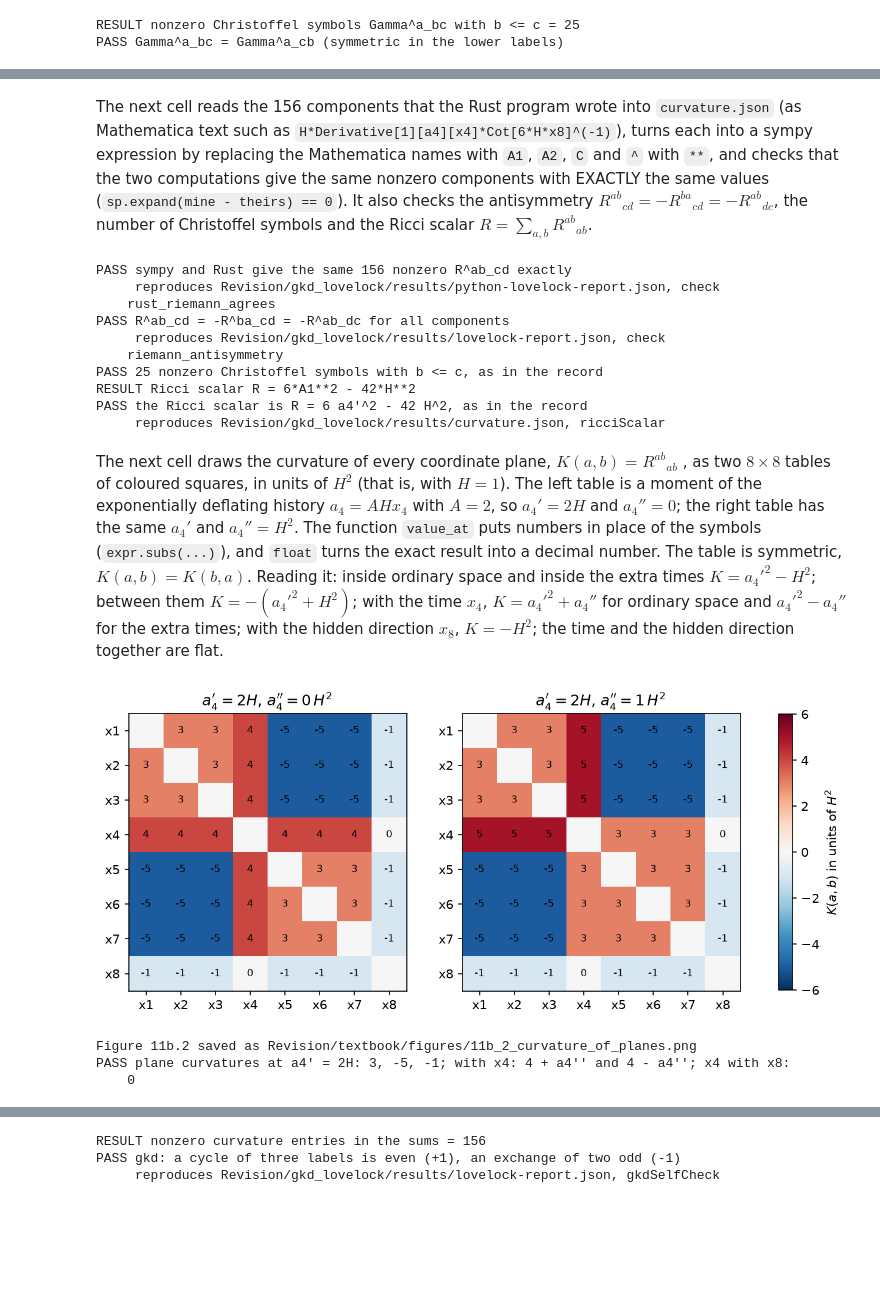
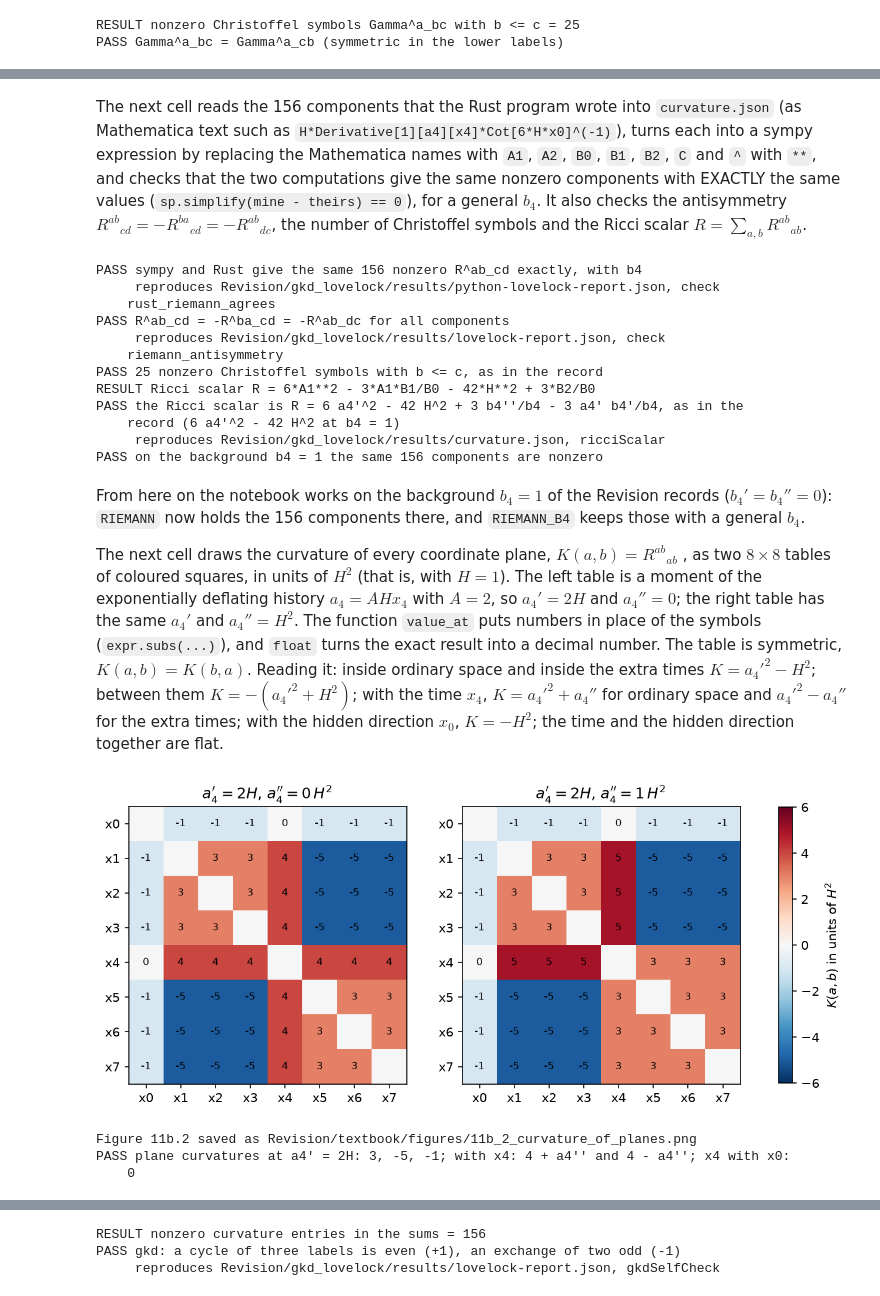
Before and after one commit to once-ere/Dirac_claude, a Jupyter notebook: Revision/textbook/notebooks/11b_lovelock_tensors.ipynb, the cells around one changed output, grey strips where cells are left out. Cells and saved outputs as stored; diff of their text form; code cells hidden in the pictures; blank space fills up the shorter version.

```diff
--- a/Revision/textbook/notebooks/11b_lovelock_tensors.ipynb
+++ b/Revision/textbook/notebooks/11b_lovelock_tensors.ipynb
@@ -1194,22 +1201,26 @@ PASS every R^ab_cd is a polynomial in H, a4', a4'' and cot z and its inverse, fr
 # %% [markdown]
 The next cell reads the 156 components that the Rust program wrote into
 `curvature.json` (as Mathematica text such as
-`H*Derivative[1][a4][x4]*Cot[6*H*x8]^(-1)`), turns each into a sympy expression by
-replacing the Mathematica names with `A1`, `A2`, `C` and `^` with `**`, and checks
-that the two computations give the same nonzero components with EXACTLY the same
-values (`sp.expand(mine - theirs) == 0`). It also checks the antisymmetry
+`H*Derivative[1][a4][x4]*Cot[6*H*x0]^(-1)`), turns each into a sympy expression by
+replacing the Mathematica names with `A1`, `A2`, `B0`, `B1`, `B2`, `C` and `^` with
+`**`, and checks that the two computations give the same nonzero components with
+EXACTLY the same values (`sp.simplify(mine - theirs) == 0`), for a general $b_4$.
+It also checks the antisymmetry
 $R^{ab}{}_{cd} = -R^{ba}{}_{cd} = -R^{ab}{}_{dc}$, the number of Christoffel symbols
 and the Ricci scalar $R = \sum_{a,b} R^{ab}{}_{ab}$.
 # %%
 curvature = json.loads((OUT_FOLDER / "curvature.json").read_text(encoding="utf-8"))
-NAMES = curvature["coordinates"]  # ["x1", ..., "x8"]
+NAMES = curvature["coordinates"]  # ["x0", ..., "x7"]
 
 
 def from_mathematica(text):
     """A component written by the Rust program, as a sympy expression."""
     text = re.sub(r"Derivative\[(\d)\]\[a4\]\[x4\]", r"A\1", text)  # a4' -> A1
-    text = text.replace("Cot[6*H*x8]", "C").replace("^", "**")
-    return sp.sympify(text, locals={"H": H, "A1": A1, "A2": A2, "C": C})
+    text = re.sub(r"Derivative\[(\d)\]\[b4\]\[x4\]", r"B\1", text)  # b4' -> B1
+    text = text.replace("b4[x4]", "B0")  # b4 -> B0
+    text = text.replace("Cot[6*H*x0]", "C").replace("^", "**")
+    return sp.sympify(text, locals={"H": H, "A1": A1, "A2": A2, "C": C, "B0": B0,
+                                    "B1": B1, "B2": B2})
 
 
 rust_riemann = {}
@@ -1218,8 +1229,9 @@ for item in curvature["riemannMixedNonzero"]:
     c, d = (NAMES.index(name) for name in item["down"])
     rust_riemann[a, b, c, d] = from_mathematica(item["value"])
 same_values = set(rust_riemann) == set(RIEMANN) and all(
-    sp.expand(RIEMANN[key] - rust_riemann[key]) == 0 for key in RIEMANN)
-check(same_values, "sympy and Rust give the same 156 nonzero R^ab_cd exactly",
+    sp.simplify(RIEMANN[key] - rust_riemann[key]) == 0 for key in RIEMANN)
+check(same_values, "sympy and Rust give the same 156 nonzero R^ab_cd exactly, "
+      "with b4",
       record="Revision/gkd_lovelock/results/python-lovelock-report.json, "
              "check rust_riemann_agrees")
 antisymmetric = all(sp.expand(v + RIEMANN.get((b, a, c, d), 0)) == 0 and
@@ -1232,21 +1244,37 @@ check(len(christoffel_b_le_c) == len(curvature["christoffelNonzero_b_le_c"]) ==
 ricci_scalar = sp.expand(sum(RIEMANN.get((a, b, a, b), 0) for a in range(8)
                              for b in range(8)))
 report("Ricci scalar R", ricci_scalar)
-check(sp.expand(ricci_scalar - from_mathematica(curvature["ricciScalar"])) == 0,
-      "the Ricci scalar is R = 6 a4'^2 - 42 H^2, as in the record",
+check(sp.simplify(ricci_scalar - from_mathematica(curvature["ricciScalar"])) == 0
+      and sp.expand(ricci_scalar.subs({B0: 1, B1: 0, B2: 0}))
+      == 6 * A1 ** 2 - 42 * H ** 2,
+      "the Ricci scalar is R = 6 a4'^2 - 42 H^2 + 3 b4''/b4 - 3 a4' b4'/b4, as in the "
+      "record (6 a4'^2 - 42 H^2 at b4 = 1)",
       record=f"{RESULTS}/curvature.json, ricciScalar")
+# From here on: the background b4 = 1 (b4' = b4'' = 0) of the Revision records.
+RIEMANN_B4 = RIEMANN  # the components with a general b4
+BACKGROUND = {B0: 1, B1: 0, B2: 0}
+RIEMANN = {key: sp.expand(value.subs(BACKGROUND)) for key, value in RIEMANN_B4.items()}
+RIEMANN = {key: value for key, value in RIEMANN.items() if value != 0}
+check(len(RIEMANN) == 156,
+      "on the background b4 = 1 the same 156 components are nonzero")
 # %% [output]
-PASS sympy and Rust give the same 156 nonzero R^ab_cd exactly
+PASS sympy and Rust give the same 156 nonzero R^ab_cd exactly, with b4
      reproduces Revision/gkd_lovelock/results/python-lovelock-report.json, check
     rust_riemann_agrees
 PASS R^ab_cd = -R^ba_cd = -R^ab_dc for all components
      reproduces Revision/gkd_lovelock/results/lovelock-report.json, check
     riemann_antisymmetry
 PASS 25 nonzero Christoffel symbols with b <= c, as in the record
-RESULT Ricci scalar R = 6*A1**2 - 42*H**2
-PASS the Ricci scalar is R = 6 a4'^2 - 42 H^2, as in the record
+RESULT Ricci scalar R = 6*A1**2 - 3*A1*B1/B0 - 42*H**2 + 3*B2/B0
+PASS the Ricci scalar is R = 6 a4'^2 - 42 H^2 + 3 b4''/b4 - 3 a4' b4'/b4, as in the
+    record (6 a4'^2 - 42 H^2 at b4 = 1)
      reproduces Revision/gkd_lovelock/results/curvature.json, ricciScalar
+PASS on the background b4 = 1 the same 156 components are nonzero
 # %% [markdown]
+From here on the notebook works on the background $b_4 = 1$ of the Revision records
+($b_4' = b_4'' = 0$): `RIEMANN` now holds the 156 components there, and
+`RIEMANN_B4` keeps those with a general $b_4$.
+
 The next cell draws the curvature of every coordinate plane, $K(a, b) =
 R^{ab}{}_{ab}$, as two $8 \times 8$ tables of coloured squares, in units of $H^2$
 (that is, with $H = 1$). The left table is a moment of the exponentially deflating
@@ -1256,7 +1284,7 @@ place of the symbols (`expr.subs(...)`), and `float` turns the exact result into
 decimal number. The table is symmetric, $K(a, b) = K(b, a)$. Reading it: inside
 ordinary space and inside the extra times $K = a_4'^2 - H^2$; between them
 $K = -(a_4'^2 + H^2)$; with the time $x_4$, $K = a_4'^2 + a_4''$ for ordinary space
-and $a_4'^2 - a_4''$ for the extra times; with the hidden direction $x_8$,
+and $a_4'^2 - a_4''$ for the extra times; with the hidden direction $x_0$,
 $K = -H^2$; the time and the hidden direction together are flat.
 # %%
 def value_at(expr, h=1.0, a1=2.0, a2=0.0, cot=1.0):
@@ -1267,41 +1295,41 @@ def value_at(expr, h=1.0, a1=2.0, a2=0.0, cot=1.0):
 fig, axes = plt.subplots(1, 2, figsize=(11.0, 5.0))
 planes = {}
 for ax, a2 in zip(axes, (0.0, 1.0)):
     table = np.array([[value_at(RIEMANN.get((a, b, a, b), 0), a2=a2)
                        for b in range(8)] for a in range(8)])
     planes[a2] = table
     picture = ax.imshow(table, cmap="RdBu_r", vmin=-6, vmax=6)
     for a in range(8):
         for b in range(8):
             if a != b:
                 ax.text(b, a, f"{table[a, b]:g}", ha="center", va="center",
                         fontsize=8)
     ax.set_xticks(range(8), NAMES)
     ax.set_yticks(range(8), NAMES)
     ax.set_title(f"$a_4' = 2H$, $a_4'' = {a2:g}\\,H^2$")
     ax.grid(False)
 fig.colorbar(picture, ax=list(axes), shrink=0.8, label="$K(a, b)$ in units of $H^2$")
 save_figure(fig, "curvature_of_planes",
             "The curvature $K(a, b) = R^{ab}_{\\ ab}$ of the plane of the coordinate "
             "directions $x_a$ and $x_b$, in units of $H^2$, for $a_4^{\\prime} = 2H$ "
             "and $a_4^{\\prime\\prime} = 0$ (left, a moment of the exponentially "
             "deflating history $a_4 = 2 H x_4$) and $a_4^{\\prime\\prime} = H^2$ "
             "(right); red is positive, blue negative, the diagonal is left empty. "
             "Planes inside ordinary space or inside the extra times have "
             "$K = a_4^{\\prime 2} - H^2 = 3$, planes between them "
-            "$K = -(a_4^{\\prime 2} + H^2) = -5$, planes with $x_8$ have $K = -1$, "
+            "$K = -(a_4^{\\prime 2} + H^2) = -5$, planes with $x_0$ have $K = -1$, "
             "and the time $x_4$ couples to space with $a_4^{\\prime 2} + "
             "a_4^{\\prime\\prime}$ and to the extra times with $a_4^{\\prime 2} - "
             "a_4^{\\prime\\prime}$: only these entries change on the right.")
-check(planes[0.0][0, 1] == 3.0 and planes[0.0][0, 4] == -5.0
-      and planes[0.0][0, 7] == -1.0 and planes[1.0][0, 3] == 5.0
-      and planes[1.0][4, 3] == 3.0 and planes[0.0][3, 7] == 0.0,
+check(planes[0.0][1, 2] == 3.0 and planes[0.0][1, 5] == -5.0
+      and planes[0.0][1, 0] == -1.0 and planes[1.0][1, 4] == 5.0
+      and planes[1.0][5, 4] == 3.0 and planes[0.0][4, 0] == 0.0,
       "plane curvatures at a4' = 2H: 3, -5, -1; with x4: 4 + a4'' and 4 - a4''; "
-      "x4 with x8: 0")
+      "x4 with x0: 0")
 # %% [output]
-[figure, old version]
+[figure, new version]
 Figure 11b.2 saved as Revision/textbook/figures/11b_2_curvature_of_planes.png
-PASS plane curvatures at a4' = 2H: 3, -5, -1; with x4: 4 + a4'' and 4 - a4''; x4 with x8:
+PASS plane curvatures at a4' = 2H: 3, -5, -1; with x4: 4 + a4'' and 4 - a4''; x4 with x0:
     0
 # %% [markdown]
 The next cell draws the WHOLE tensor $R^{ab}{}_{cd}$ at one point as a
```
Also changed, not shown: parts of 24 cells of this notebook, 21 other files.
